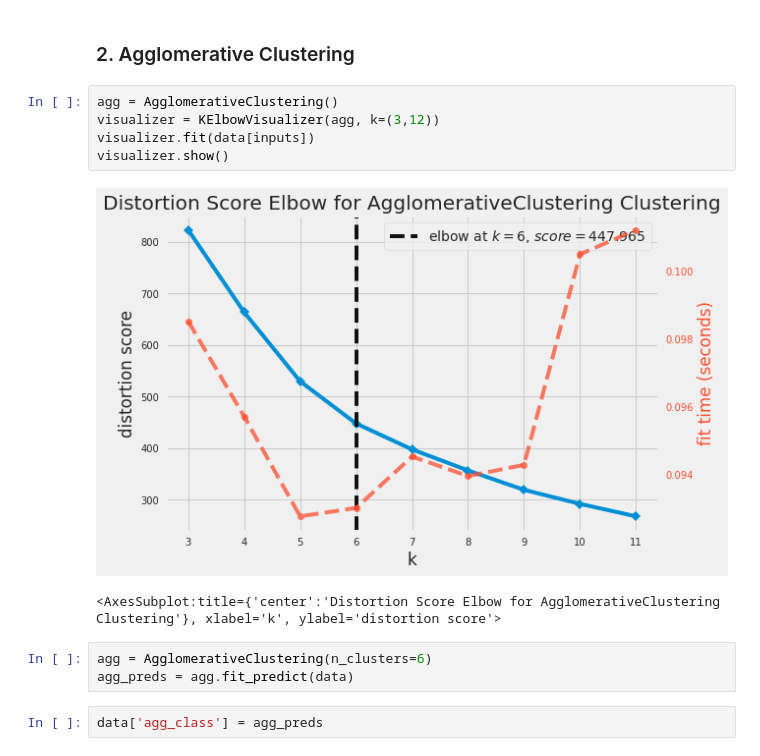
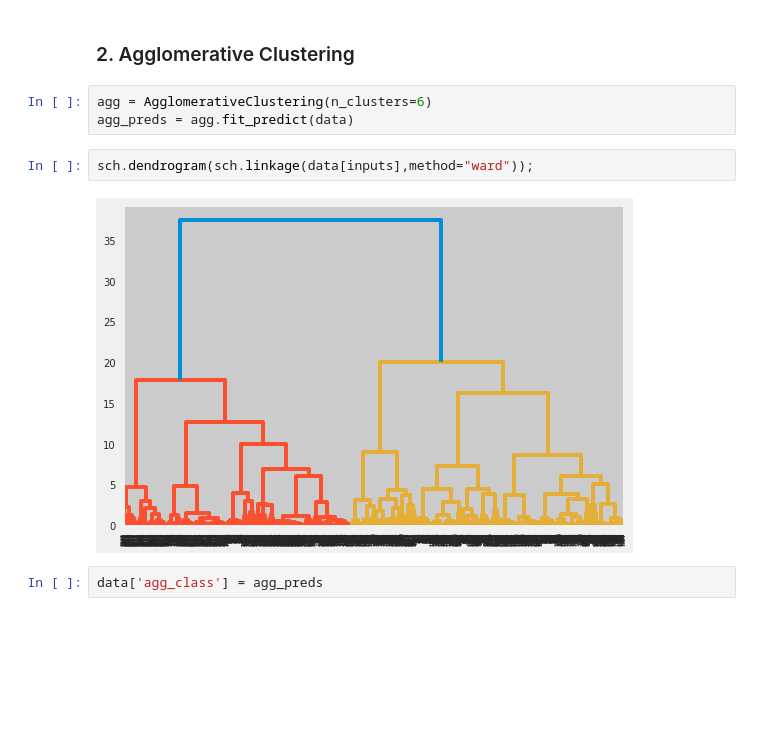
Before and after one commit to Deepakvk18/Machine-Learning, a Jupyter notebook: super-market-customers-clustering.ipynb, the cells around one changed output. Cells and saved outputs as stored; diff of their text form; blank space fills up the shorter version.

Commit message:
Kaggle Notebook | Super Market Customers Clustering | Version 5

```diff
--- a/super-market-customers-clustering.ipynb
+++ b/super-market-customers-clustering.ipynb
@@ -337,17 +337,13 @@ sns.scatterplot(data=data,x='Age',y='Income',hue='class',palette='bright');
 [figure]
 # %% [markdown]
 ### 2. Agglomerative Clustering
-# %%
-agg = AgglomerativeClustering()
-visualizer = KElbowVisualizer(agg, k=(3,12))
-visualizer.fit(data[inputs])
-visualizer.show()
-# %% [output]
-[figure, removed]
-<AxesSubplot:title={'center':'Distortion Score Elbow for AgglomerativeClustering Clustering'}, xlabel='k', ylabel='distortion score'>
 # %%
 agg = AgglomerativeClustering(n_clusters=6)
 agg_preds = agg.fit_predict(data)
+# %%
+sch.dendrogram(sch.linkage(data[inputs],method="ward"));
+# %% [output]
+[figure, added]
 # %%
 data['agg_class'] = agg_preds
 # %%
```
Also changed, not shown: parts of 4 cells of this notebook.
